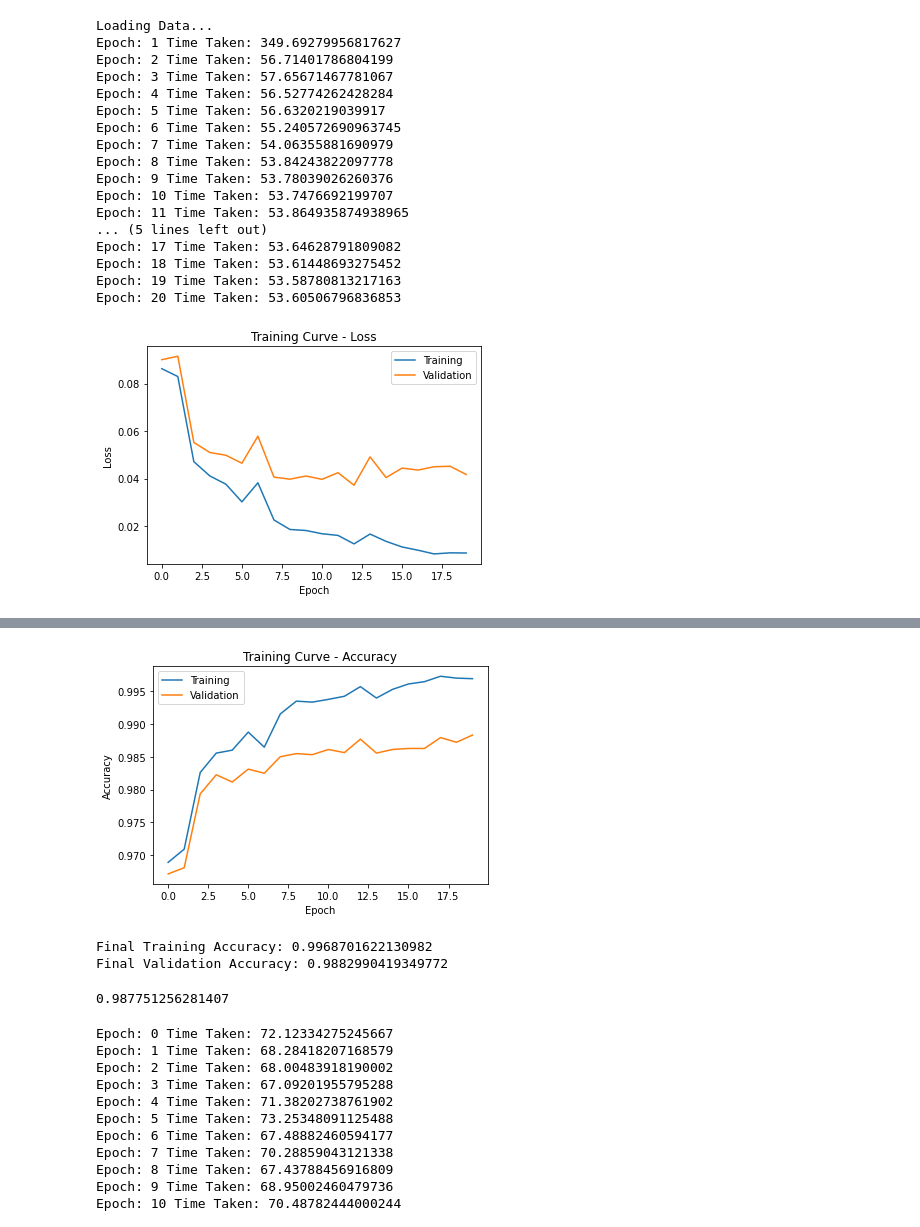
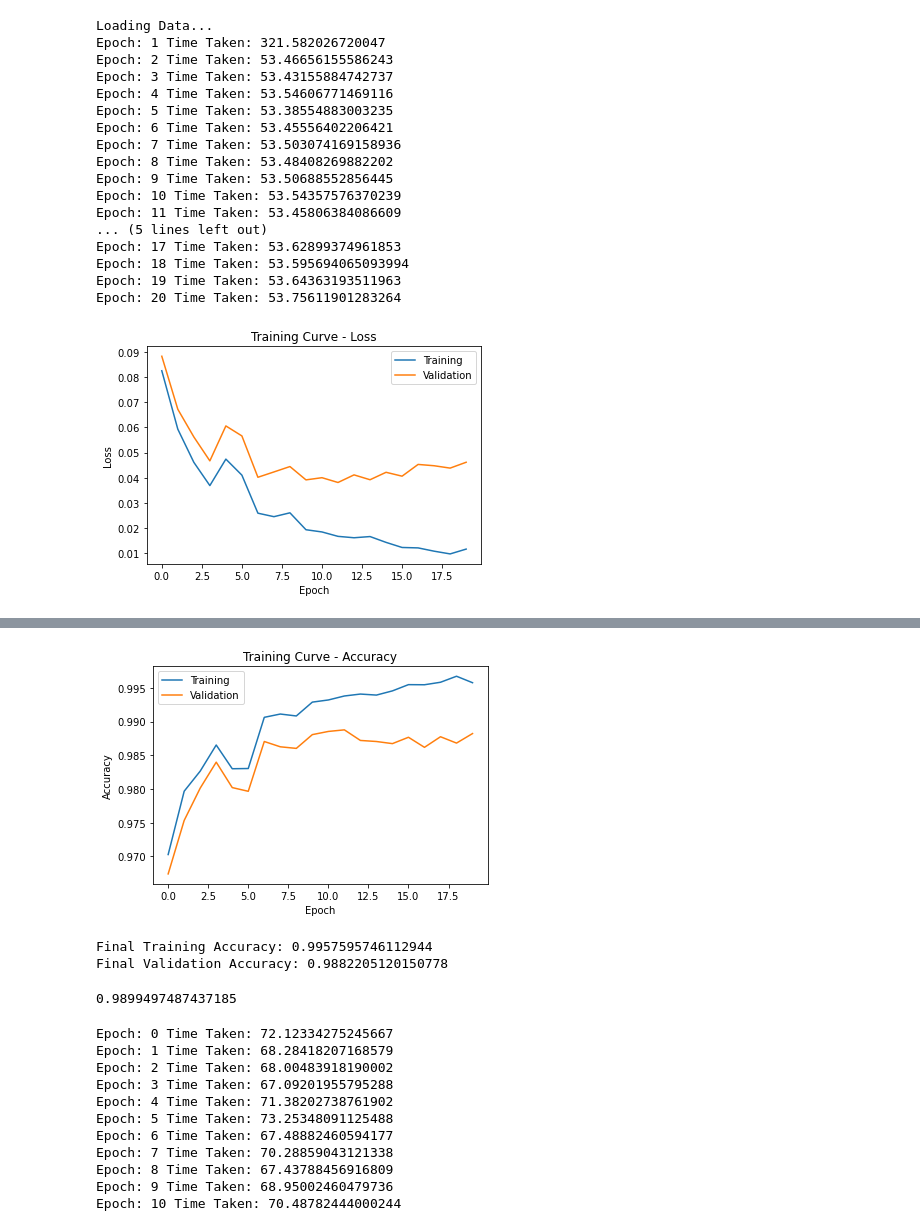
Before and after one commit to splouisliu/driver-drowsiness-detection, a Jupyter notebook: CNN_model.ipynb, the cells around one changed output, grey strips where cells are left out. Cells and saved outputs as stored; diff of their text form; code cells hidden in the pictures.

```diff
--- a/CNN_model.ipynb
+++ b/CNN_model.ipynb
@@ -171,6 +171,12 @@ n_test = n - n_train - n_valid
 
 [train_set, valid_set, test_set] = torch.utils.data.random_split(dataset, [n_train, n_valid, n_test])
 
+#apply Data Augmentation to training set
+train_set.dataset.transform = transforms.Compose([
+    torchvision.transforms.GaussianBlur(3),
+    torchvision.transforms.RandomResizedCrop((24,24)),
+    torchvision.transforms.RandomRotation(80),
+    torchvision.transforms.RandomVerticalFlip(p=.25) ])
 """
 # 10% of datasets
 train_set = torch.utils.data.Subset(train_set, range(int(0.5 * len(train_set))))
@@ -185,26 +191,26 @@ train_loader = torch.utils.data.DataLoader(train_set, batch_size = batch_size, s
 valid_loader = torch.utils.data.DataLoader(valid_set, batch_size = batch_size, shuffle = True, num_workers = num_workers)
 test_loader = torch.utils.data.DataLoader(test_set, batch_size = batch_size, shuffle = True, num_workers = num_workers)
 # %%
-model_48px=EyeClassifier()
-model_48px.cuda()
+model_DataAug1=EyeClassifier()
+model_DataAug1.cuda()
 
-train(model_48px, train_loader, valid_loader, learning_rate = 0.001, num_epochs = 20)
+train(model_DataAug1, train_loader, valid_loader, learning_rate = 0.001, num_epochs = 20)
 # %% [output]
 Loading Data...
-Epoch: 1 Time Taken: 349.69279956817627
-Epoch: 2 Time Taken: 56.71401786804199
-Epoch: 3 Time Taken: 57.65671467781067
-Epoch: 4 Time Taken: 56.52774262428284
-Epoch: 5 Time Taken: 56.6320219039917
-Epoch: 6 Time Taken: 55.240572690963745
-Epoch: 7 Time Taken: 54.06355881690979
-Epoch: 8 Time Taken: 53.84243822097778
-Epoch: 9 Time Taken: 53.78039026260376
-Epoch: 10 Time Taken: 53.7476692199707
-Epoch: 11 Time Taken: 53.864935874938965
+Epoch: 1 Time Taken: 321.582026720047
+Epoch: 2 Time Taken: 53.46656155586243
+Epoch: 3 Time Taken: 53.43155884742737
+Epoch: 4 Time Taken: 53.54606771469116
+Epoch: 5 Time Taken: 53.38554883003235
+Epoch: 6 Time Taken: 53.45556402206421
+Epoch: 7 Time Taken: 53.503074169158936
+Epoch: 8 Time Taken: 53.48408269882202
+Epoch: 9 Time Taken: 53.50688552856445
+Epoch: 10 Time Taken: 53.54357576370239
+Epoch: 11 Time Taken: 53.45806384086609
 ... (5 lines left out)
-Epoch: 17 Time Taken: 53.64628791809082
-Epoch: 18 Time Taken: 53.61448693275452
-Epoch: 19 Time Taken: 53.58780813217163
-Epoch: 20 Time Taken: 53.60506796836853
+Epoch: 17 Time Taken: 53.62899374961853
+Epoch: 18 Time Taken: 53.595694065093994
+Epoch: 19 Time Taken: 53.64363193511963
+Epoch: 20 Time Taken: 53.75611901283264
-[figure, old version]
+[figure, new version]
@@ -213,8 +219,8 @@ Final Validation Loss: 0.04176221124536823
-[figure, old version]
+[figure, new version]
-Final Training Accuracy: 0.9968701622130982
-Final Validation Accuracy: 0.9882990419349772
+Final Training Accuracy: 0.9957595746112944
+Final Validation Accuracy: 0.9882205120150778
 # %%
-evaluate(model_48px, test_loader)
+evaluate(model_DataAug1, test_loader)
 # %% [output]
-0.987751256281407
+0.9899497487437185
 # %%
```
Also changed, not shown: parts of 2 cells of this notebook.
